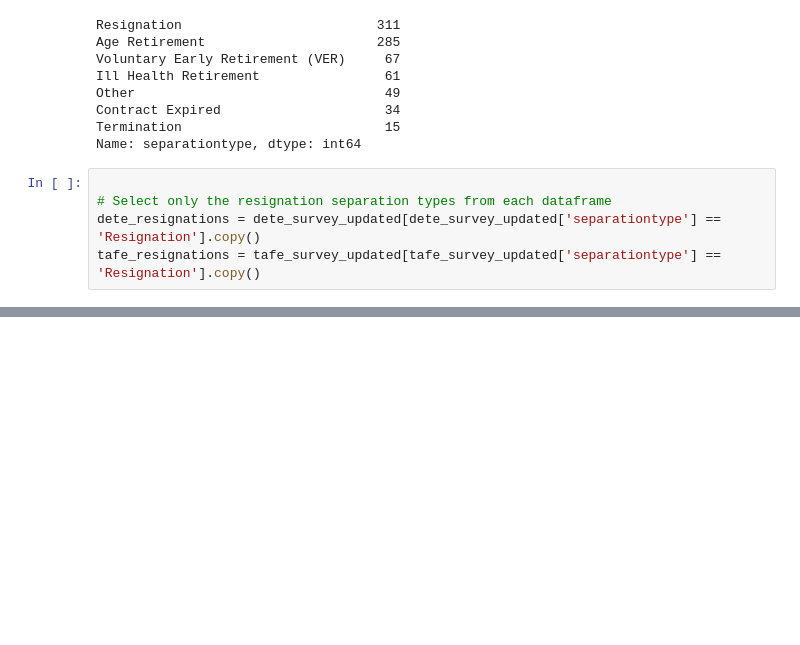
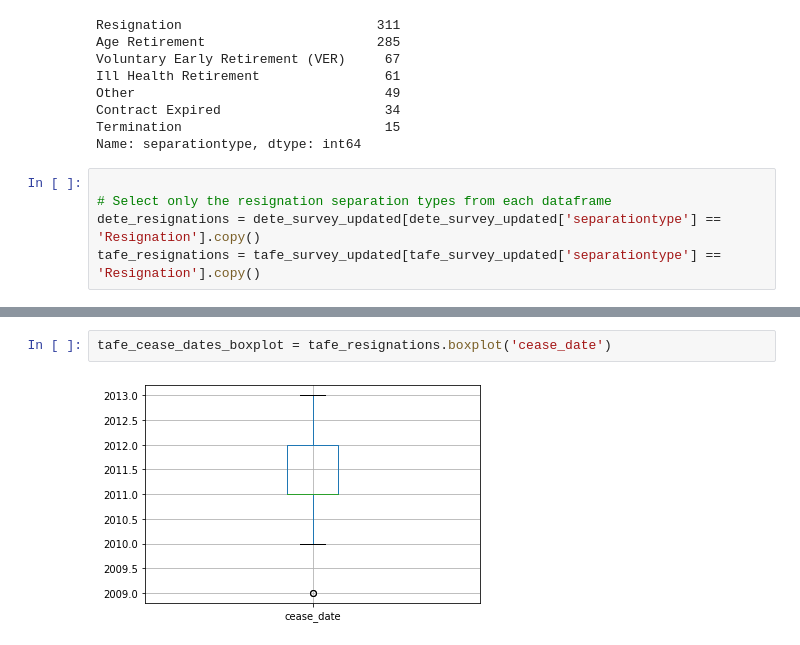
Before and after one commit to ipshitaRB/Analyze-Employee-Exit-Surveys, a Jupyter notebook: Analyze_Employee_Exit_Surveys.ipynb, the cells around one changed output, grey strips where cells are left out. Cells and saved outputs as stored; diff of their text form; blank space fills up the shorter version.

```diff
--- a/Analyze_Employee_Exit_Surveys.ipynb
+++ b/Analyze_Employee_Exit_Surveys.ipynb
@@ -327,0 +446,4 @@ tafe_resignations = tafe_survey_updated[tafe_survey_updated['separationtype'] ==
+# %%
+tafe_cease_dates_boxplot = tafe_resignations.boxplot('cease_date')
+# %% [output]
+[figure, added]
```
Also changed, not shown: parts of 11 cells of this notebook.
